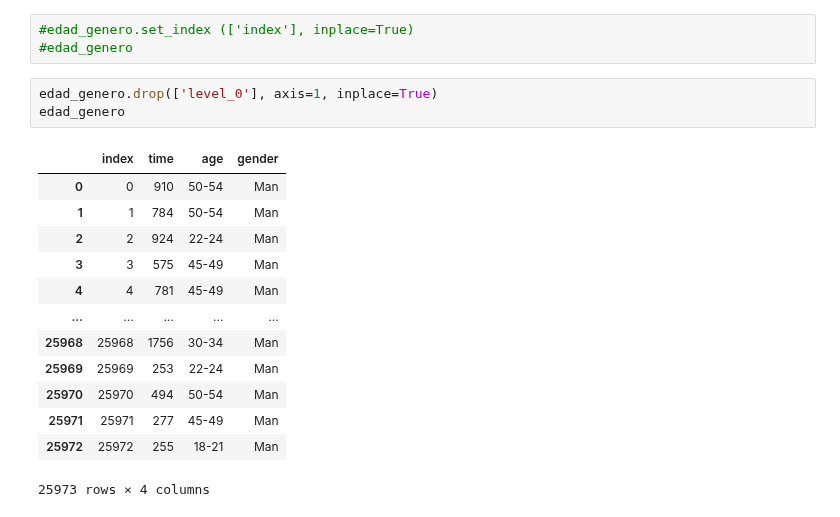
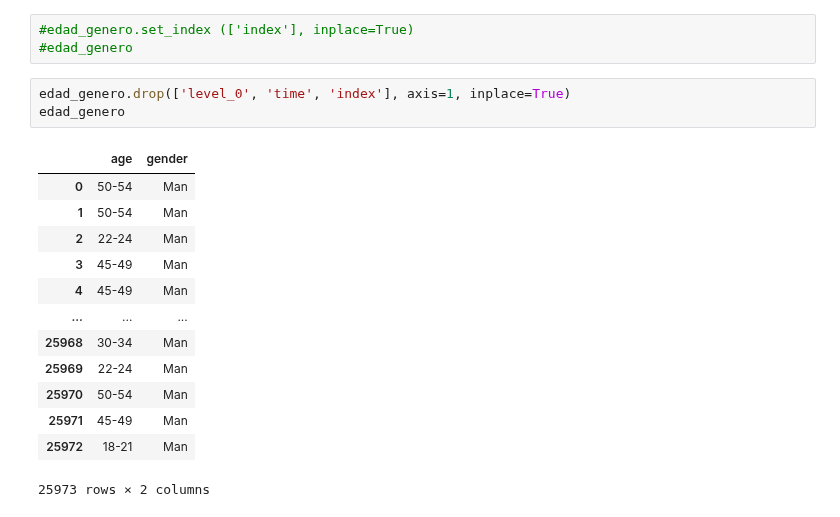
Before and after one commit to Adalab/EDA-ETL-project, a Jupyter notebook: exploracion_dataframe.ipynb, the cells around one changed output. Saved outputs shown, nothing was run; the diff lists cells and outputs as text.

```diff
--- a/exploracion_dataframe.ipynb
+++ b/exploracion_dataframe.ipynb
@@ -108,19 +145,19 @@ edad_genero
 #edad_genero.set_index (['index'], inplace=True)
 #edad_genero
 # %%
-edad_genero.drop(['level_0'], axis=1, inplace=True)
+edad_genero.drop(['level_0', 'time', 'index'], axis=1, inplace=True)
 edad_genero
 # %% [output]
-|  | index | time | age | gender |
-| 0 | 0 | 910 | 50-54 | Man |
-| 1 | 1 | 784 | 50-54 | Man |
-| 2 | 2 | 924 | 22-24 | Man |
-| 3 | 3 | 575 | 45-49 | Man |
-| 4 | 4 | 781 | 45-49 | Man |
-| ... | ... | ... | ... | ... |
-| 25968 | 25968 | 1756 | 30-34 | Man |
-| 25969 | 25969 | 253 | 22-24 | Man |
-| 25970 | 25970 | 494 | 50-54 | Man |
-| 25971 | 25971 | 277 | 45-49 | Man |
-| 25972 | 25972 | 255 | 18-21 | Man |
+|  | age | gender |
+| 0 | 50-54 | Man |
+| 1 | 50-54 | Man |
+| 2 | 22-24 | Man |
+| 3 | 45-49 | Man |
+| 4 | 45-49 | Man |
+| ... | ... | ... |
+| 25968 | 30-34 | Man |
+| 25969 | 22-24 | Man |
+| 25970 | 50-54 | Man |
+| 25971 | 45-49 | Man |
+| 25972 | 18-21 | Man |
-25973 rows × 4 columns
+25973 rows × 2 columns
```
Also changed, not shown: parts of 7 cells of this notebook.
